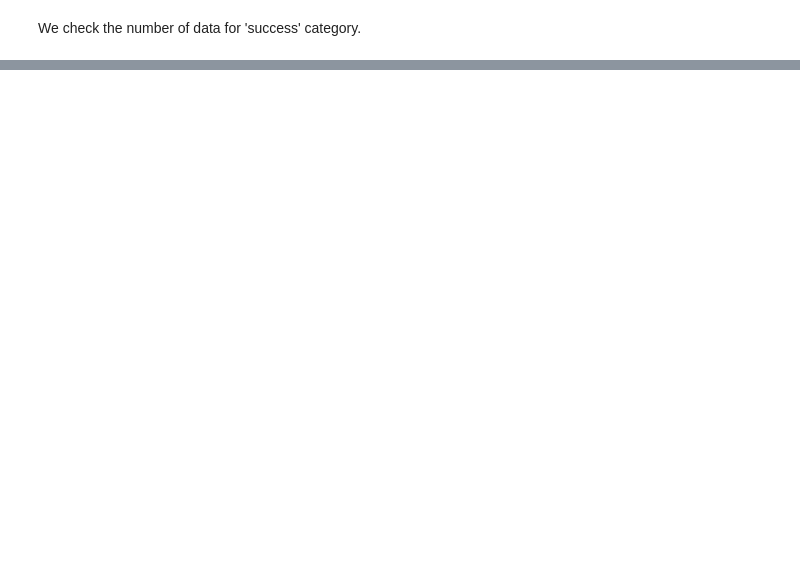
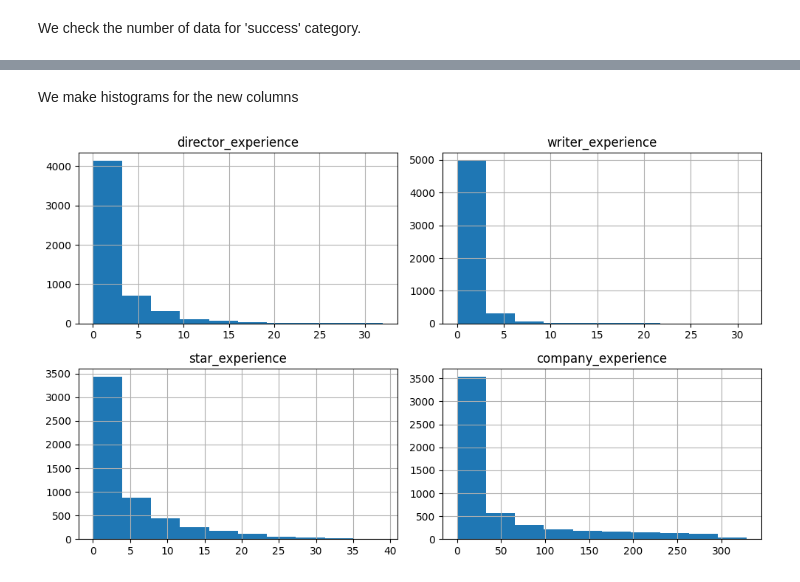
Before and after one commit to quentindubois-epitech/-Applied-Predictive-Analytics-Assessment, a Jupyter notebook: Applied_Predictive_Analytics_Assessment.ipynb, the cells around one changed output, grey strips where cells are left out. Saved outputs shown, nothing was run; the diff lists cells and outputs as text; code cells hidden in the pictures; blank space fills up the shorter version.

```diff
--- a/Applied_Predictive_Analytics_Assessment.ipynb
+++ b/Applied_Predictive_Analytics_Assessment.ipynb
@@ -35,5 +72,5 @@ We create a new column in the dataset called success if the score is more than 6
-# %%
-df['success'] = df['score'] > 6.5
+# %%
+df['success'] = df.apply(lambda row: 1 if row["gross"] > row["budget"] else 0, axis = 1)
 # %% [markdown]
 Let's look at the first five rows in the datasets.
 # %%
@@ -188,0 +100,2 @@ Accuracy (validation): 0.5436766623207301
+# %%
+df.drop(df[df['released'].apply(lambda x: len(x.split('(')[0].split()))!= 3].index, inplace=True)
@@ -188,0 +256,26 @@ Accuracy (validation): 0.5436766623207301
+# %%
+df = df.reset_index(drop=True).copy()
+
+# create empty columns
+df['director_experience'] = np.nan
+df['writer_experience'] = np.nan
+df['star_experience'] = np.nan
+df['company_experience'] = np.nan
+
+# calculate experience and save calculated values in new columns
+for i in range(len(df)):
+    df.loc[i, 'director_experience'] = len(df[(df['director'] == df.loc[i]['director'])
+                                                  & (df['released'] < df.loc[i]['released'])])
+    df.loc[i, 'writer_experience'] = len(df[(df['writer'] == df.loc[i]['writer'])
+                                                  & (df['released'] < df.loc[i]['released'])])
+    df.loc[i, 'star_experience'] = len(df[(df['star'] == df.loc[i]['star'])
+                                                  & (df['released'] < df.loc[i]['released'])])
+    df.loc[i, 'company_experience'] = len(df[(df['company'] == df.loc[i]['company'])
+                                                  & (df['released'] < df.loc[i]['released'])])
+
+# reorder columns
+df = df[['name', 'rating', 'genre', 'released', 'year', 'month', 'day',
+                          'week_day', 'score', 'votes', 'director', 'director_experience',
+                          'writer', 'writer_experience', 'star', 'star_experience', 'country',
+                          'budget', 'gross', 'company', 'company_experience', 'runtime', 'success']].copy()
+df.head()
@@ -188,0 +290,17 @@ Accuracy (validation): 0.5436766623207301
+# %% [markdown]
+We make histograms for the new columns
+# %%
+new_columns = ['director_experience', 'writer_experience', 'star_experience', 'company_experience']
+
+# build histograms
+fig, axList = plt.subplots(2, 2, sharex=False, sharey=False)
+axList = axList.flatten()
+fig.set_size_inches(10, 6)
+
+for i,ax in enumerate(axList[0:len(new_columns)]):
+    df.hist(column = new_columns[i], bins = 10, ax=ax)
+
+fig.tight_layout()
+fig.show()
+# %% [output]
+[figure, added]
```
Also changed, not shown: parts of 86 cells of this notebook.
